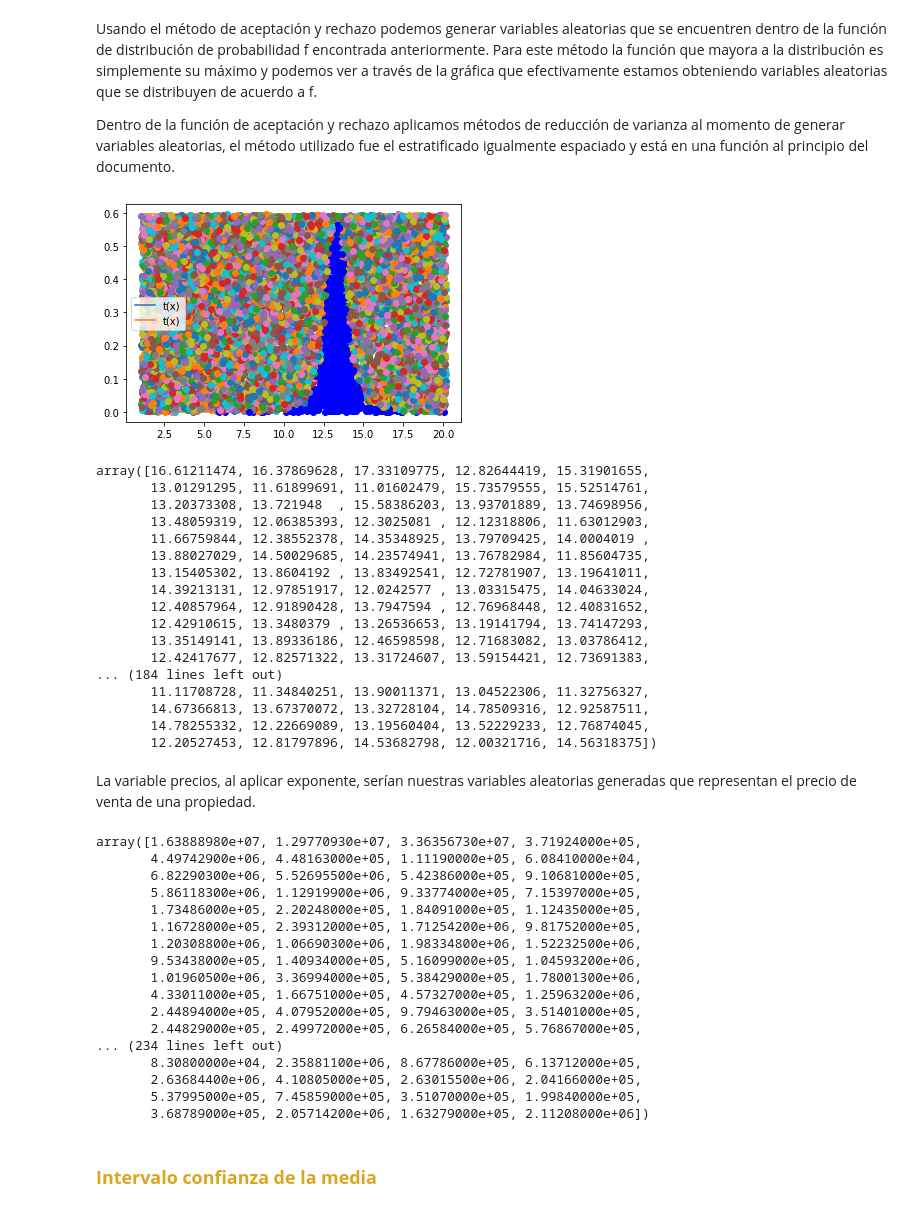
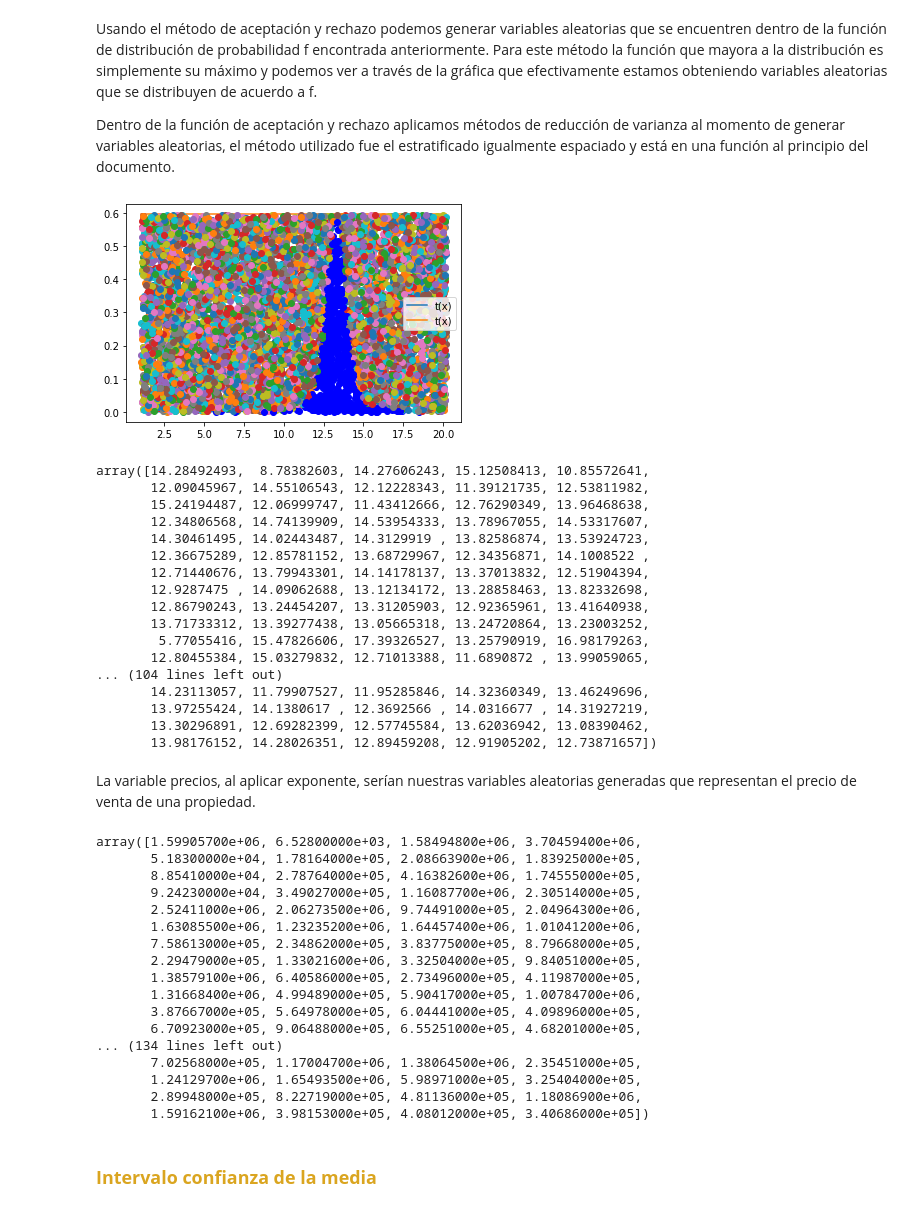
Before and after one commit to danielperhez/Proyecto_PRivera_CPerez, a Jupyter notebook: ProyectoModulo1_RiveraP_PérezC.ipynb, the cells around one changed output. Cells and saved outputs as stored; diff of their text form; code cells hidden in the pictures.

```diff
--- a/ProyectoModulo1_RiveraP_PérezC.ipynb
+++ b/ProyectoModulo1_RiveraP_PérezC.ipynb
@@ -555,7 +555,7 @@ def resultados(dias:'Número de días a simular'):
 # <font color=darkOrange>**Importamos los datos**</font>
 # %%
 data = pd.read_csv('nyc-rolling-sales 2.csv')
-data = data[['TOTAL UNITS', 'SALE PRICE', 'SALE DATE', 'GROSS SQUARE FEET', 'YEAR BUILT']]
+data = data[['SALE PRICE', 'SALE DATE', 'GROSS SQUARE FEET', 'YEAR BUILT']]
 data = data.replace(' -  ', np.nan).dropna()
 data = data[data['YEAR BUILT'] > 1920]
 data
@@ -749,50 +748,50 @@ Usando el método de aceptación y rechazo podemos generar variables aleatorias
 
 Dentro de la función de aceptación y rechazo aplicamos métodos de reducción de varianza al momento de generar variables aleatorias, el método utilizado fue el estratificado igualmente espaciado y está en una función al principio del documento.
 # %%
-v_a_price = generar_aleatorias_reducc_var(1000,f,13,xx,v1_data,estra_igualmente_espaciado,1000)
+v_a_price = generar_aleatorias_reducc_var(600,f,13,xx,v1_data,estra_igualmente_espaciado,600)
 v_a_price
 # %% [output]
-[figure, old version]
+[figure, new version]
-array([16.61211474, 16.37869628, 17.33109775, 12.82644419, 15.31901655,
-       13.01291295, 11.61899691, 11.01602479, 15.73579555, 15.52514761,
-       13.20373308, 13.721948  , 15.58386203, 13.93701889, 13.74698956,
-       13.48059319, 12.06385393, 12.3025081 , 12.12318806, 11.63012903,
-       11.66759844, 12.38552378, 14.35348925, 13.79709425, 14.0004019 ,
-       13.88027029, 14.50029685, 14.23574941, 13.76782984, 11.85604735,
-       13.15405302, 13.8604192 , 13.83492541, 12.72781907, 13.19641011,
-       14.39213131, 12.97851917, 12.0242577 , 13.03315475, 14.04633024,
-       12.40857964, 12.91890428, 13.7947594 , 12.76968448, 12.40831652,
-       12.42910615, 13.3480379 , 13.26536653, 13.19141794, 13.74147293,
-       13.35149141, 13.89336186, 12.46598598, 12.71683082, 13.03786412,
-       12.42417677, 12.82571322, 13.31724607, 13.59154421, 12.73691383,
-... (184 lines left out)
-       11.11708728, 11.34840251, 13.90011371, 13.04522306, 11.32756327,
-       14.67366813, 13.67370072, 13.32728104, 14.78509316, 12.92587511,
-       14.78255332, 12.22669089, 13.19560404, 13.52229233, 12.76874045,
-       12.20527453, 12.81797896, 14.53682798, 12.00321716, 14.56318375])
+array([14.28492493,  8.78382603, 14.27606243, 15.12508413, 10.85572641,
+       12.09045967, 14.55106543, 12.12228343, 11.39121735, 12.53811982,
+       15.24194487, 12.06999747, 11.43412666, 12.76290349, 13.96468638,
+       12.34806568, 14.74139909, 14.53954333, 13.78967055, 14.53317607,
+       14.30461495, 14.02443487, 14.3129919 , 13.82586874, 13.53924723,
+       12.36675289, 12.85781152, 13.68729967, 12.34356871, 14.1008522 ,
+       12.71440676, 13.79943301, 14.14178137, 13.37013832, 12.51904394,
+       12.9287475 , 14.09062688, 13.12134172, 13.28858463, 13.82332698,
+       12.86790243, 13.24454207, 13.31205903, 12.92365961, 13.41640938,
+       13.71733312, 13.39277438, 13.05665318, 13.24720864, 13.23003252,
+        5.77055416, 15.47826606, 17.39326527, 13.25790919, 16.98179263,
+       12.80455384, 15.03279832, 12.71013388, 11.6890872 , 13.99059065,
+... (104 lines left out)
+       14.23113057, 11.79907527, 11.95285846, 14.32360349, 13.46249696,
+       13.97255424, 14.1380617 , 12.3692566 , 14.0316677 , 14.31927219,
+       13.30296891, 12.69282399, 12.57745584, 13.62036942, 13.08390462,
+       13.98176152, 14.28026351, 12.89459208, 12.91905202, 12.73871657])
 # %% [markdown]
 La variable precios, al aplicar exponente, serían nuestras variables aleatorias generadas que representan el precio de venta de una propiedad.
 # %%
 precios = np.round(np.exp(v_a_price))
 precios
 # %% [output]
-array([1.63888980e+07, 1.29770930e+07, 3.36356730e+07, 3.71924000e+05,
-       4.49742900e+06, 4.48163000e+05, 1.11190000e+05, 6.08410000e+04,
-       6.82290300e+06, 5.52695500e+06, 5.42386000e+05, 9.10681000e+05,
-       5.86118300e+06, 1.12919900e+06, 9.33774000e+05, 7.15397000e+05,
-       1.73486000e+05, 2.20248000e+05, 1.84091000e+05, 1.12435000e+05,
-       1.16728000e+05, 2.39312000e+05, 1.71254200e+06, 9.81752000e+05,
-       1.20308800e+06, 1.06690300e+06, 1.98334800e+06, 1.52232500e+06,
-       9.53438000e+05, 1.40934000e+05, 5.16099000e+05, 1.04593200e+06,
-       1.01960500e+06, 3.36994000e+05, 5.38429000e+05, 1.78001300e+06,
-       4.33011000e+05, 1.66751000e+05, 4.57327000e+05, 1.25963200e+06,
-       2.44894000e+05, 4.07952000e+05, 9.79463000e+05, 3.51401000e+05,
-       2.44829000e+05, 2.49972000e+05, 6.26584000e+05, 5.76867000e+05,
-... (234 lines left out)
-       8.30800000e+04, 2.35881100e+06, 8.67786000e+05, 6.13712000e+05,
-       2.63684400e+06, 4.10805000e+05, 2.63015500e+06, 2.04166000e+05,
-       5.37995000e+05, 7.45859000e+05, 3.51070000e+05, 1.99840000e+05,
-       3.68789000e+05, 2.05714200e+06, 1.63279000e+05, 2.11208000e+06])
+array([1.59905700e+06, 6.52800000e+03, 1.58494800e+06, 3.70459400e+06,
+       5.18300000e+04, 1.78164000e+05, 2.08663900e+06, 1.83925000e+05,
+       8.85410000e+04, 2.78764000e+05, 4.16382600e+06, 1.74555000e+05,
+       9.24230000e+04, 3.49027000e+05, 1.16087700e+06, 2.30514000e+05,
+       2.52411000e+06, 2.06273500e+06, 9.74491000e+05, 2.04964300e+06,
+       1.63085500e+06, 1.23235200e+06, 1.64457400e+06, 1.01041200e+06,
+       7.58613000e+05, 2.34862000e+05, 3.83775000e+05, 8.79668000e+05,
+       2.29479000e+05, 1.33021600e+06, 3.32504000e+05, 9.84051000e+05,
+       1.38579100e+06, 6.40586000e+05, 2.73496000e+05, 4.11987000e+05,
+       1.31668400e+06, 4.99489000e+05, 5.90417000e+05, 1.00784700e+06,
+       3.87667000e+05, 5.64978000e+05, 6.04441000e+05, 4.09896000e+05,
+       6.70923000e+05, 9.06488000e+05, 6.55251000e+05, 4.68201000e+05,
+... (134 lines left out)
+       7.02568000e+05, 1.17004700e+06, 1.38064500e+06, 2.35451000e+05,
+       1.24129700e+06, 1.65493500e+06, 5.98971000e+05, 3.25404000e+05,
+       2.89948000e+05, 8.22719000e+05, 4.81136000e+05, 1.18086900e+06,
+       1.59162100e+06, 3.98153000e+05, 4.08012000e+05, 3.40686000e+05])
 # %% [markdown]
 ### <font color=GoldenRod>**Intervalo confianza de la media**</font>
 # %% [markdown]
```
Also changed, not shown: parts of 108 cells of this notebook.
